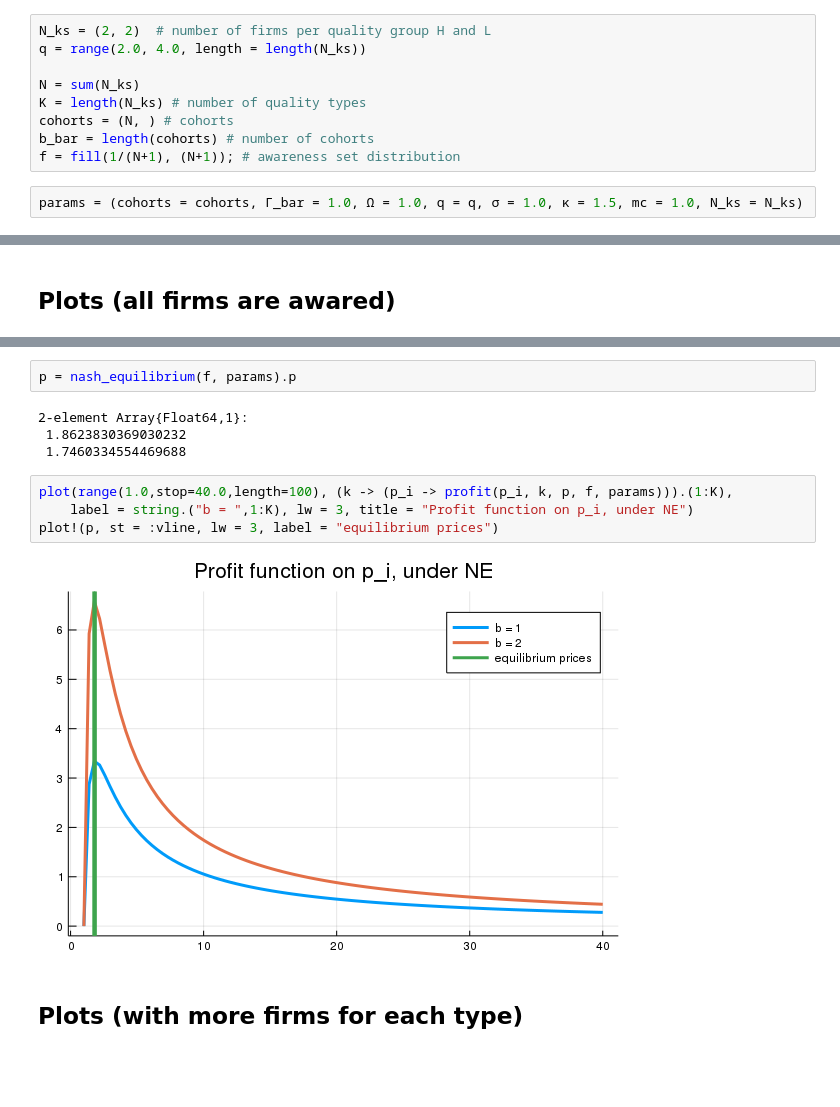
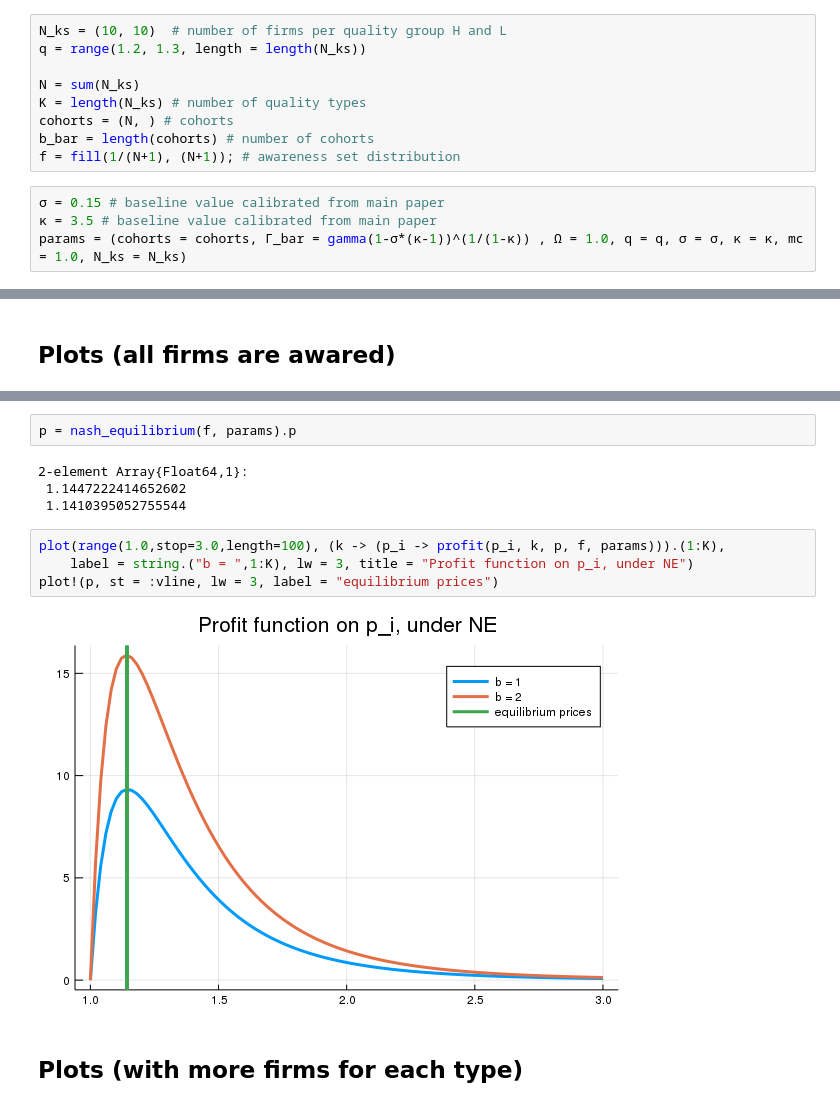
Before and after one commit to lnsongxf/Perla1.jl, a Jupyter notebook: single-cohort-two-type.ipynb, the cells around one changed output, grey strips where cells are left out. Cells and saved outputs as stored; diff of their text form; blank space fills up the shorter version.

Commit message:
Use basline parameters calibrated from main paper

```diff
--- a/single-cohort-two-type.ipynb
+++ b/single-cohort-two-type.ipynb
@@ -6,8 +6,8 @@ gr(fmt = :png);
 # %% [markdown]
 # Model specification
 # %%
-N_ks = (2, 2)  # number of firms per quality group H and L
-q = range(2.0, 4.0, length = length(N_ks))
+N_ks = (10, 10)  # number of firms per quality group H and L
+q = range(1.2, 1.3, length = length(N_ks))
 
 N = sum(N_ks)
 K = length(N_ks) # number of quality types
@@ -15,5 +15,7 @@ cohorts = (N, ) # cohorts
 b_bar = length(cohorts) # number of cohorts
 f = fill(1/(N+1), (N+1)); # awareness set distribution
 # %%
-params = (cohorts = cohorts, Γ_bar = 1.0, Ω = 1.0, q = q, σ = 1.0, κ = 1.5, mc = 1.0, N_ks = N_ks)
+σ = 0.15 # baseline value calibrated from main paper
+κ = 3.5 # baseline value calibrated from main paper
+params = (cohorts = cohorts, Γ_bar = gamma(1-σ*(κ-1))^(1/(1-κ)) , Ω = 1.0, q = q, σ = σ, κ = κ, mc = 1.0, N_ks = N_ks)
 # %% [output]
@@ -146,14 +159,14 @@ f = [fill(.0, N); 1]
 p = nash_equilibrium(f, params).p
 # %% [output]
 2-element Array{Float64,1}:
- 1.8623830369030232
- 1.7460334554469688
+ 1.1447222414652602
+ 1.1410395052755544
 # %%
-plot(range(1.0,stop=40.0,length=100), (k -> (p_i -> profit(p_i, k, p, f, params))).(1:K),
+plot(range(1.0,stop=3.0,length=100), (k -> (p_i -> profit(p_i, k, p, f, params))).(1:K),
     label = string.("b = ",1:K), lw = 3, title = "Profit function on p_i, under NE")
 plot!(p, st = :vline, lw = 3, label = "equilibrium prices")
 # %% [output]
-[figure, old version]
+[figure, new version]
 # %% [markdown]
 ## Plots (with more firms for each type)
 # %%
```
Also changed, not shown: parts of 11 cells of this notebook.
